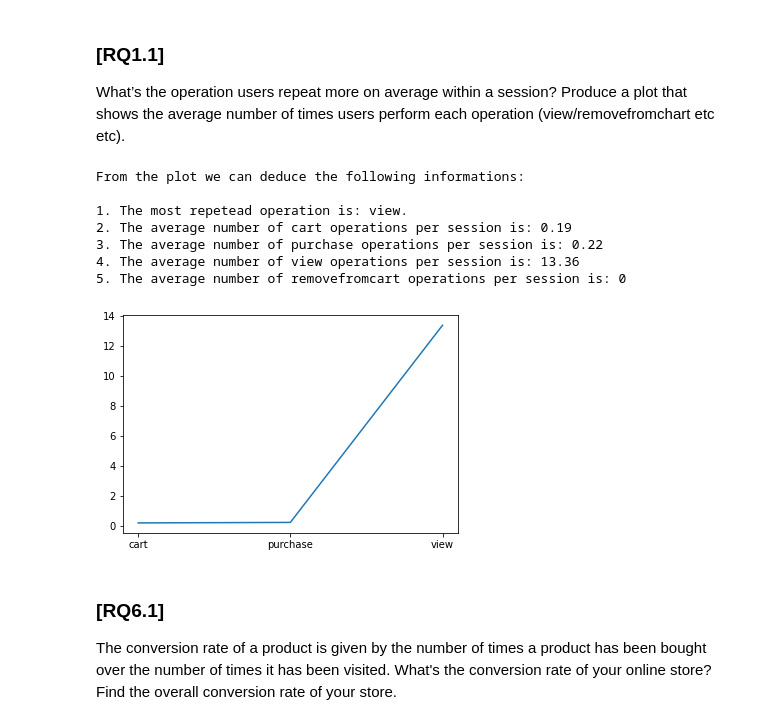
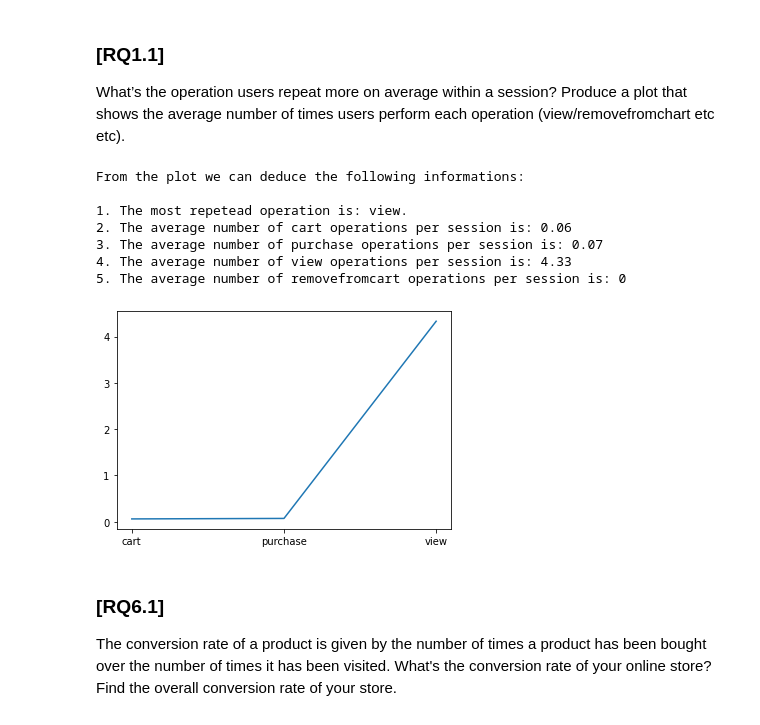
Before and after one commit to freebirdT/ADM_homework2, a Jupyter notebook: main.ipynb, the cells around one changed output. Saved outputs shown, nothing was run; the diff lists cells and outputs as text; code cells hidden in the pictures.

```diff
--- a/main.ipynb
+++ b/main.ipynb
@@ -214,34 +214,37 @@ The complete funnel rate is: 1%
 
 What’s the operation users repeat more on average within a session? Produce a plot that shows the average number of times users perform each operation (view/removefromchart etc etc).
 # %%
+gc.collect()
 # Grouping the data by the event types and counting the number of occurrences for each event:
 totalOperationsPerEventType = dataset.groupby('event_type').event_type.count()
 
 # Converting the dataset into an array and dividing each element of the array by the total unique numbers of sessions
 # in order to obtain the average number of operations per event type
-averageNumberOfOperationsPerSession = totalOperationsPerEventType.to_numpy()/dataset_oct.user_session.nunique()
+averageNumberOfOperationsPerSession = totalOperationsPerEventType.to_numpy()/dataset.user_session.nunique()
 
 # Getting the unique names of the event types
 eventTypes = sorted(dataset.event_type.unique())
 
 # Plotting the average number of times users perform each operation (view/removefromchart etc etc)
 plt.plot(eventTypes,averageNumberOfOperationsPerSession)
 
 print("From the plot we can deduce the following informations:" + '\n')
 print("1. The most repetead operation is:", str(eventTypes[len(eventTypes)-1]) + ".")
 print("2. The average number of cart operations per session is: " + str(round(averageNumberOfOperationsPerSession[0],2)))
 print("3. The average number of purchase operations per session is: " + str(round(averageNumberOfOperationsPerSession[1],2)))
 print("4. The average number of view operations per session is: " + str(round(averageNumberOfOperationsPerSession[2],2)))
 print("5. The average number of removefromcart operations per session is: " + str(0))
+
+del totalOperationsPerEventType, averageNumberOfOperationsPerSession, eventTypes
 # %% [output]
 From the plot we can deduce the following informations:
 
 1. The most repetead operation is: view.
-2. The average number of cart operations per session is: 0.19
-3. The average number of purchase operations per session is: 0.22
-4. The average number of view operations per session is: 13.36
+2. The average number of cart operations per session is: 0.06
+3. The average number of purchase operations per session is: 0.07
+4. The average number of view operations per session is: 4.33
 5. The average number of removefromcart operations per session is: 0
-[figure, old version]
+[figure, new version]
 # %% [markdown]
 ### [RQ6.1]
 The conversion rate of a product is given by the number of times a product has been bought over the number of times it has been visited. What's the conversion rate of your online store? Find the overall conversion rate of your store.
```
Also changed, not shown: parts of 15 cells of this notebook.
